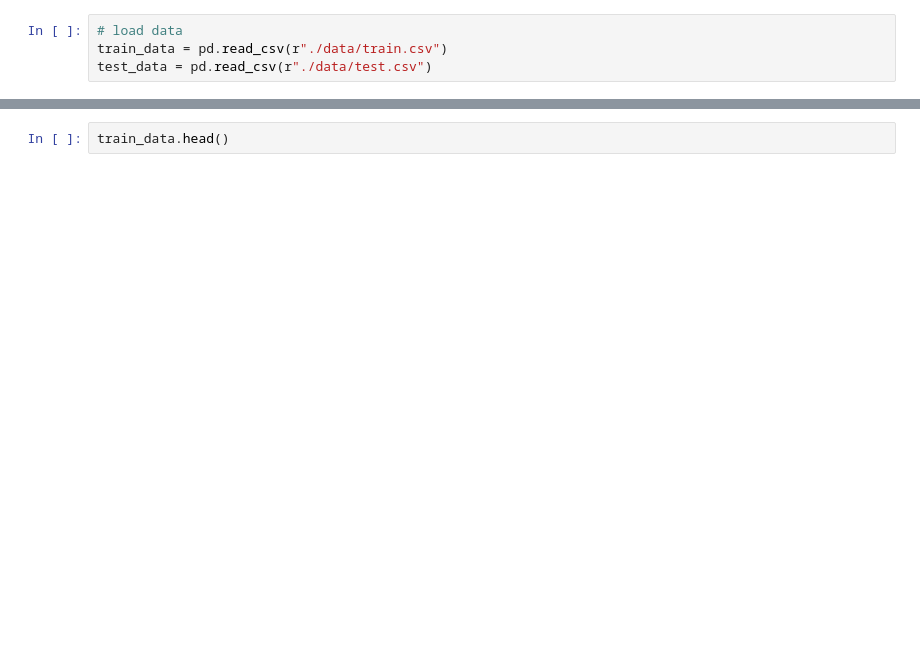
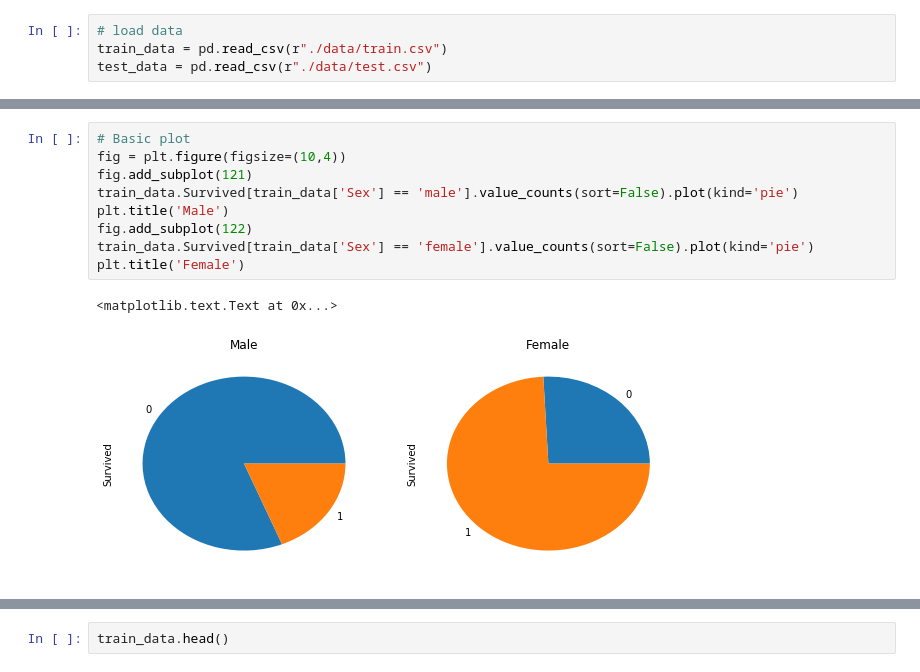
Before and after one commit to robertogario/Titanic, a Jupyter notebook: titanic_nb.ipynb, the cells around one changed output, grey strips where cells are left out. Cells and saved outputs as stored; diff of their text form; blank space fills up the shorter version.

```diff
--- a/titanic_nb.ipynb
+++ b/titanic_nb.ipynb
@@ -18,0 +33,12 @@ train_data.head()
+# %%
+# Basic plot
+fig = plt.figure(figsize=(10,4))
+fig.add_subplot(121)
+train_data.Survived[train_data['Sex'] == 'male'].value_counts(sort=False).plot(kind='pie')
+plt.title('Male')
+fig.add_subplot(122)
+train_data.Survived[train_data['Sex'] == 'female'].value_counts(sort=False).plot(kind='pie')
+plt.title('Female')
+# %% [output]
+<matplotlib.text.Text at 0x...>
+[figure, added]
```
Also changed, not shown: parts of 13 cells of this notebook, 1 other file.
